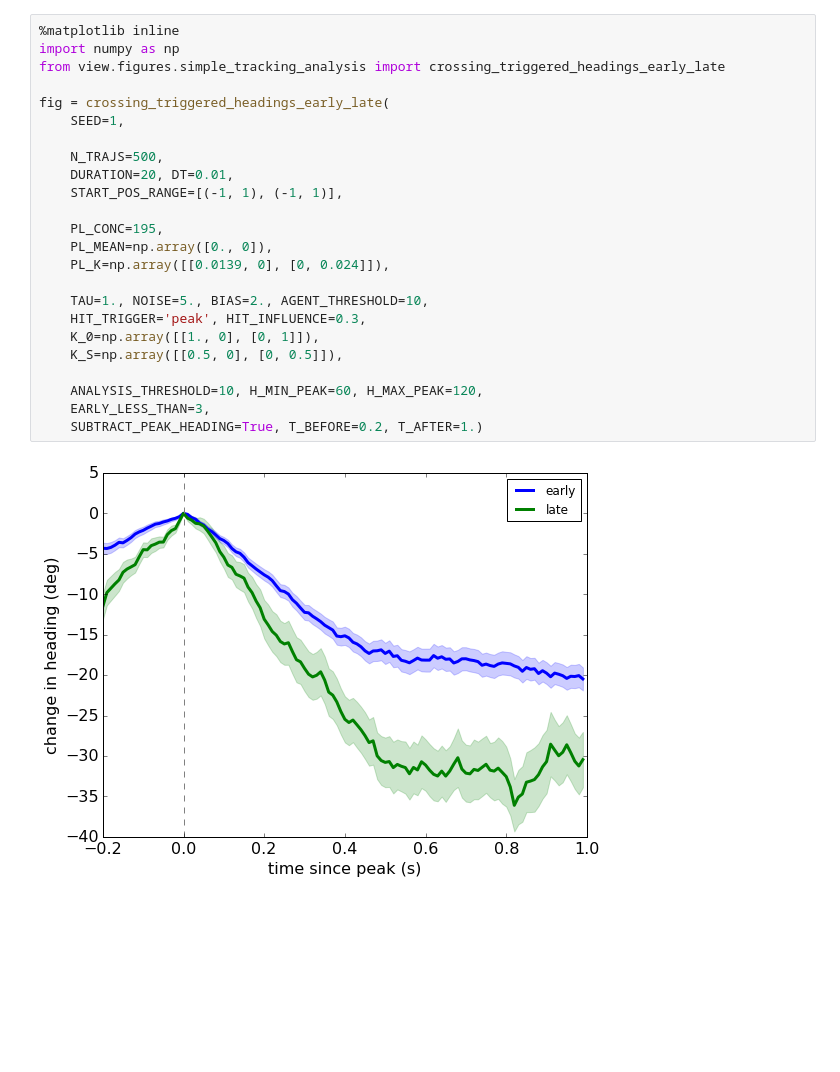
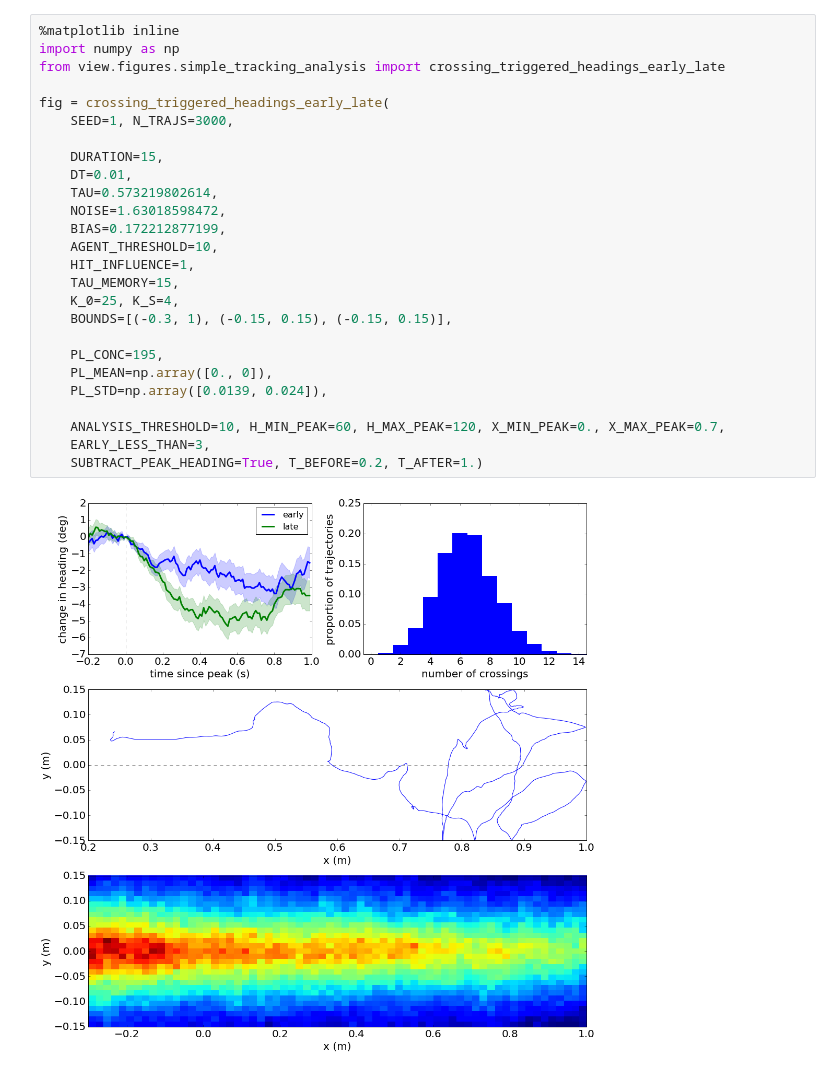
Before and after one commit to rkp8000/wind_tunnel, a Jupyter notebook: _simple_tracking_analysis.ipynb, the cells around one changed output. Drawn from its saved outputs; the diff is of its cells as text; blank space fills up the shorter version.

```diff
--- a/_simple_tracking_analysis.ipynb
+++ b/_simple_tracking_analysis.ipynb
@@ -24,26 +160,28 @@ fig = crossing_triggered_headings_all(
 # %%
 %matplotlib inline
 import numpy as np
 from view.figures.simple_tracking_analysis import crossing_triggered_headings_early_late
 
 fig = crossing_triggered_headings_early_late(
-    SEED=1,
+    SEED=1, N_TRAJS=3000,
 
-    N_TRAJS=500,
-    DURATION=20, DT=0.01,
-    START_POS_RANGE=[(-1, 1), (-1, 1)],
+    DURATION=15,
+    DT=0.01,
+    TAU=0.573219802614,
+    NOISE=1.63018598472,
+    BIAS=0.172212877199,
+    AGENT_THRESHOLD=10,
+    HIT_INFLUENCE=1,
+    TAU_MEMORY=15,
+    K_0=25, K_S=4,
+    BOUNDS=[(-0.3, 1), (-0.15, 0.15), (-0.15, 0.15)],
 
     PL_CONC=195,
     PL_MEAN=np.array([0., 0]),
-    PL_K=np.array([[0.0139, 0], [0, 0.024]]),
+    PL_STD=np.array([0.0139, 0.024]),
 
-    TAU=1., NOISE=5., BIAS=2., AGENT_THRESHOLD=10,
-    HIT_TRIGGER='peak', HIT_INFLUENCE=0.3,
-    K_0=np.array([[1., 0], [0, 1]]),
-    K_S=np.array([[0.5, 0], [0, 0.5]]),
-
-    ANALYSIS_THRESHOLD=10, H_MIN_PEAK=60, H_MAX_PEAK=120,
+    ANALYSIS_THRESHOLD=10, H_MIN_PEAK=60, H_MAX_PEAK=120, X_MIN_PEAK=0., X_MAX_PEAK=0.7,
     EARLY_LESS_THAN=3,
     SUBTRACT_PEAK_HEADING=True, T_BEFORE=0.2, T_AFTER=1.)
 # %% [output]
-[figure, old version]
+[figure, new version]
```
Also changed, not shown: parts of 8 cells of this notebook, 14 other files.
